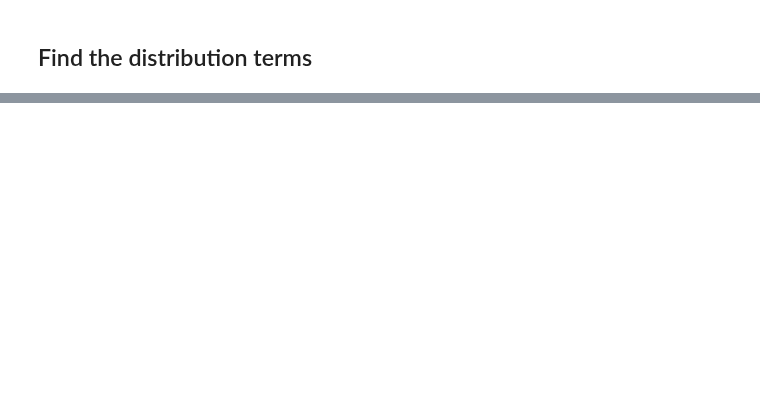
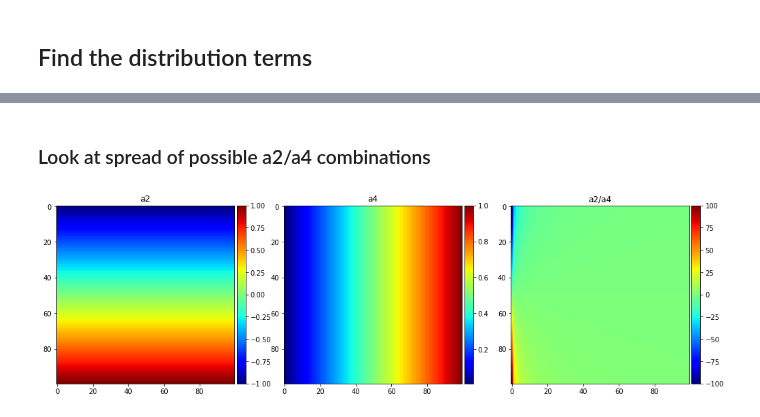
Before and after one commit to mfkiwl/splineDIC, a Jupyter notebook: notebooks/exploratory/stp_explore_ODF_extraction.ipynb, the cells around one changed output, grey strips where cells are left out. Cells and saved outputs as stored; diff of their text form; code cells hidden in the pictures; blank space fills up the shorter version.

```diff
--- a/notebooks/exploratory/stp_explore_ODF_extraction.ipynb
+++ b/notebooks/exploratory/stp_explore_ODF_extraction.ipynb
@@ -191,0 +239,30 @@ Final residual: 3.502041871064803e-15
+# %% [markdown]
+### Look at spread of possible a2/a4 combinations
+# %%
+a2s = np.linspace(-1, 1, 100)
+a4s = np.linspace(0.01, 1, 100)
+
+a44, a22 = np.meshgrid(a4s, a2s)
+# %%
+ratio = a22/a44
+
+fig, (ax0, ax1, ax2) = plt.subplots(1, 3, figsize=(17, 17))
+im0 = ax0.imshow(a22, cmap='jet')
+divider = make_axes_locatable(ax0)
+cax0 = divider.append_axes('right', size='5%', pad=0.05)
+fig.colorbar(im0, cax=cax0)
+ax0.set_title('a2')
+
+im1 = ax1.imshow(a44, cmap='jet')
+divider = make_axes_locatable(ax1)
+cax1 = divider.append_axes('right', size='5%', pad=0.05)
+fig.colorbar(im1, cax=cax1)
+ax1.set_title('a4');
+
+im2 = ax2.imshow(ratio, cmap='jet')
+divider = make_axes_locatable(ax2)
+cax2 = divider.append_axes('right', size='5%', pad=0.05)
+fig.colorbar(im2, cax=cax2)
+ax2.set_title('a2/a4');
+# %% [output]
+[figure, added]
```
Also changed, not shown: parts of 32 cells of this notebook.
